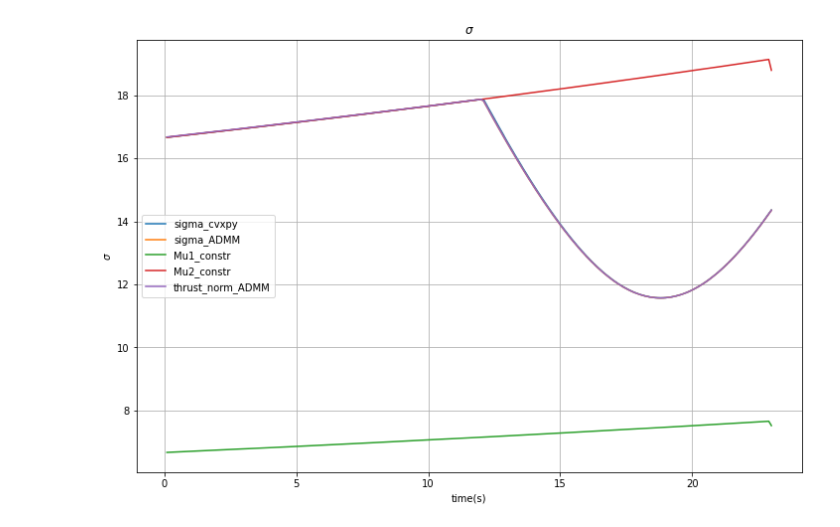
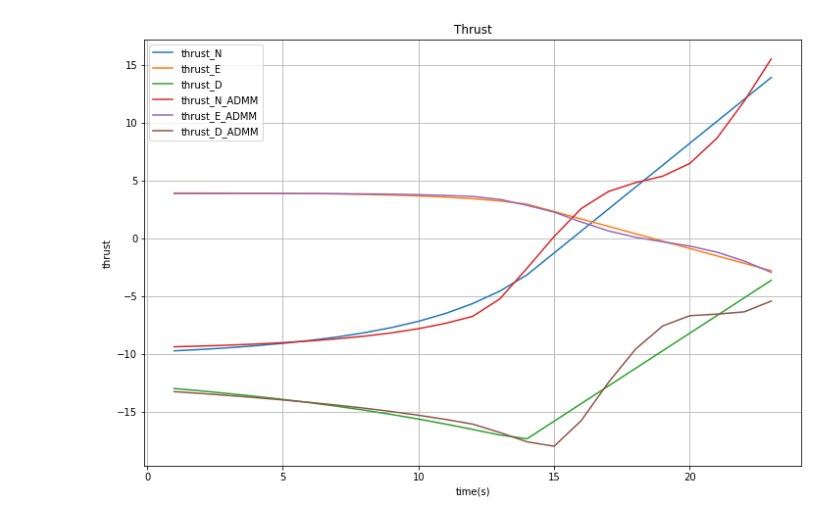
Before and after one commit to acsl-inha/drone_simulation, a Jupyter notebook: src/Convexificated_Ploblem.ipynb, the cells around one changed output. Saved outputs shown, nothing was run; the diff lists cells and outputs as text; code cells hidden in the pictures.

```diff
--- a/src/Convexificated_Ploblem.ipynb
+++ b/src/Convexificated_Ploblem.ipynb
@@ -260,9 +336,12 @@ def proj_onto_soc(u_i,sigma_i):
     return np.array([u,sigma,z,pos_pin,vel_pin,z_pin])
 # %%
 tf = 23
-delt = 0.1
+delt = 1
 N = int(tf/delt)
 ts = np.linspace(0,tf,N+1)
+
+degree = 9
+theta = degree*np.pi/180
 
 pos0 = np.array([500,300,-500])
 vel0 = np.array([50,-50,70])
@@ -289,5 +368,5 @@ state = np.array([pos0,vel0,pos_des,vel_des])
 ineq_constr = np.array([z_min,z_max,Mu1,Mu2])
 # %%
 u,sigma,z,r,v = compute_guidance_cvx(state,ineq_constr,tf,delt)
-u_ADMM,sigma_ADMM,z_ADMM,r_ADMM,v_ADMM,z_recal = ADMM_consensus_compute_guidance(state,ineq_constr,tf,False,delt)
+u_ADMM,sigma_ADMM,z_ADMM,r_ADMM,v_ADMM,z_recal = ADMM_consensus_compute_guidance(state,ineq_constr,tf,theta,delt)
 # %% [output]
@@ -299,9 +378,10 @@ computing time:  2.7232248783111572
 # %%
-u_ADMM_NED = np.reshape(u_ADMM,(3,N),order='F')
-thrust = np.linalg.norm(u,axis=0)
+u_ADMM_NED = np.exp(z_recal[:-1])*(np.reshape(u_ADMM,(3,N),order='F'))
+u_NED = np.exp(z[:-1])*u
+thrust = (np.linalg.norm(u_NED,axis=0))
 thrust_ADMM = np.linalg.norm(u_ADMM_NED,axis=0)
-Mu1_constr = Mu1*(1-z_ADMM+z_min)
-Mu2_constr = Mu2*(1-z_ADMM+z_min)
+Mu1_constr = Mu1*(1-z[:-1]+z_min)
+Mu2_constr = Mu2*(1-z[:-1]+z_min)
 
 plt.figure(figsize=(18,36))
 plt.subplot(611)
@@ -331,9 +411,9 @@ plt.legend()
 plt.grid()
 
 plt.subplot(613)
-plt.plot(ts[1:],u[0,:],label='thrust_N')
-plt.plot(ts[1:],u[1,:],label='thrust_E')
-plt.plot(ts[1:],u[2,:],label='thrust_D')
+plt.plot(ts[1:],u_NED[0,:],label='thrust_N')
+plt.plot(ts[1:],u_NED[1,:],label='thrust_E')
+plt.plot(ts[1:],u_NED[2,:],label='thrust_D')
 plt.plot(ts[1:],u_ADMM_NED[0,:],label='thrust_N_ADMM')
 plt.plot(ts[1:],u_ADMM_NED[1,:],label='thrust_E_ADMM')
 plt.plot(ts[1:],u_ADMM_NED[2,:],label='thrust_D_ADMM')
@@ -391,21 +483,22 @@ plt.plot(angle*180/np.pi)
 # %%
 e_z = np.zeros((3,N))
 e_z[2,:] = -1
 angle = 180/np.pi*np.arccos(np.sum(u_ADMM_NED*e_z,axis=0)/(thrust_ADMM))
 
 plt.figure(figsize=(12,8))
 # plt.plot(angle)
 # plt.grid()
 
-plt.plot(ts[1:],sigma,label='sigma_cvxpy')
-plt.plot(ts[1:],sigma_ADMM,label='sigma_ADMM')
-plt.plot(ts[1:],Mu1_constr,label='Mu1_constr')
-plt.plot(ts[1:],Mu2_constr,label='Mu2_constr')
-plt.plot(ts[1:],thrust_ADMM,label='thrust_norm_ADMM')
-plt.title(r'$\sigma$')
+plt.plot(ts[1:],u[0,:],label='thrust_N')
+plt.plot(ts[1:],u[1,:],label='thrust_E')
+plt.plot(ts[1:],u[2,:],label='thrust_D')
+plt.plot(ts[1:],np.reshape(u_ADMM,(3,N),order='F')[0,:],label='thrust_N_ADMM')
+plt.plot(ts[1:],np.reshape(u_ADMM,(3,N),order='F')[1,:],label='thrust_E_ADMM')
+plt.plot(ts[1:],np.reshape(u_ADMM,(3,N),order='F')[2,:],label='thrust_D_ADMM')
+plt.title('Thrust')
 plt.xlabel('time(s)')
-plt.ylabel(r'$\sigma$')
+plt.ylabel('thrust')
 plt.legend()
 plt.grid()
 # %% [output]
-[figure, old version]
+[figure, new version]
```
Also changed, not shown: parts of 5 cells of this notebook.
